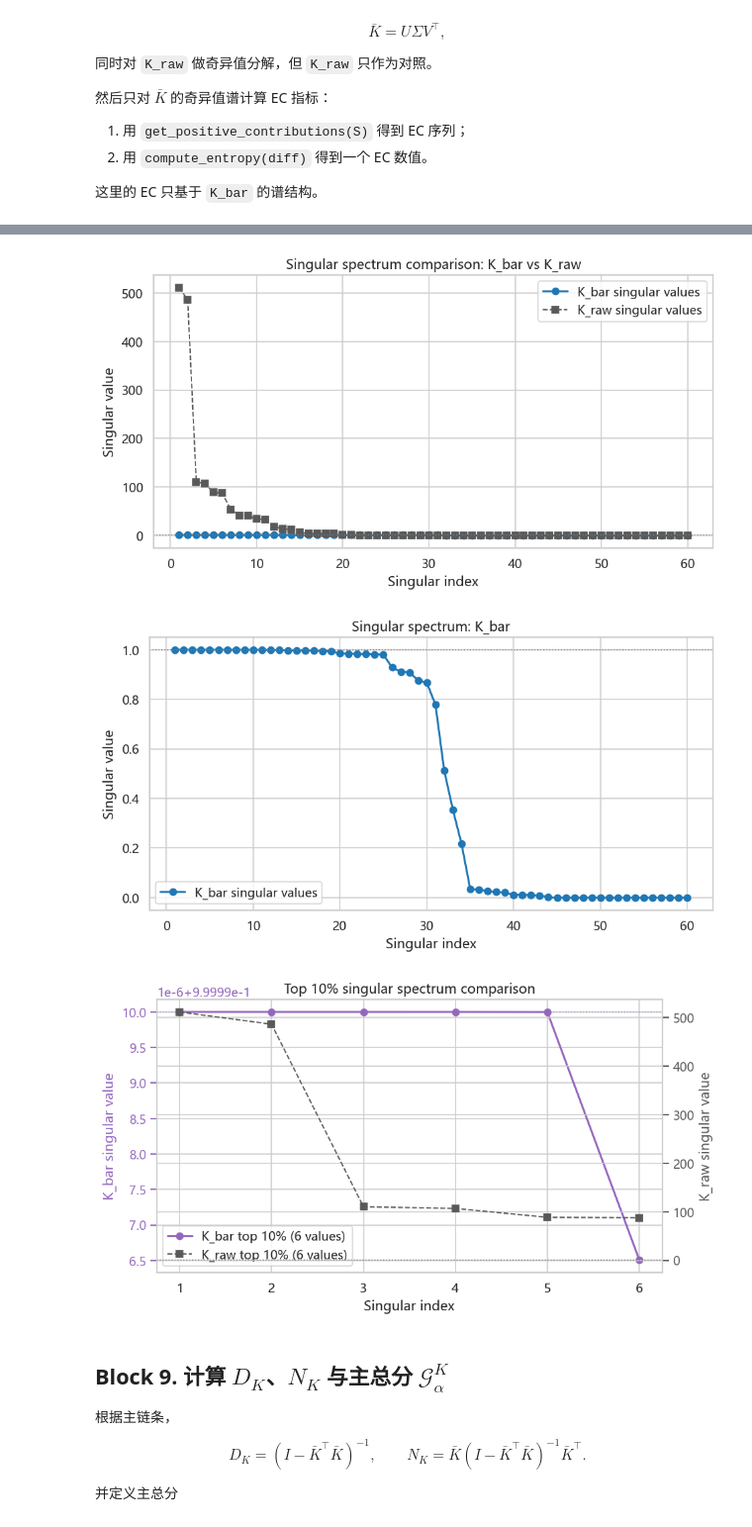
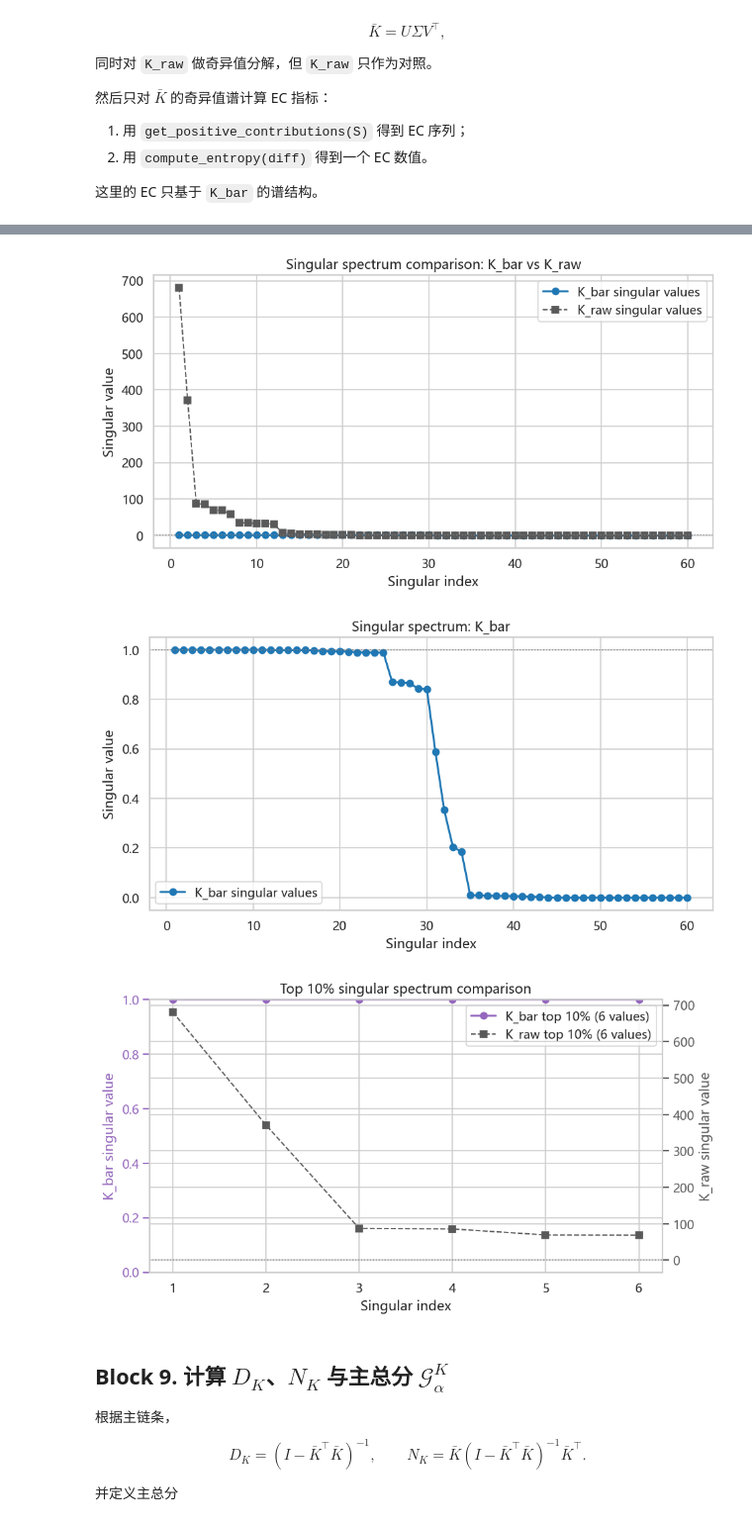
Before and after one commit to Matthew-ymz/pykoop, a Jupyter notebook: exp/kuramoto/exp_kuramoto_0321.ipynb, the cells around one changed output, grey strips where cells are left out. Shown at 99% size. Cells and saved outputs as stored; diff of their text form; code cells hidden in the pictures.

```diff
--- a/exp/kuramoto/exp_kuramoto_0321.ipynb
+++ b/exp/kuramoto/exp_kuramoto_0321.ipynb
@@ -182,7 +182,7 @@ config = {
         'N': 10,
         'n_clusters': 2,
         'K_intra': 5.0,
-        'K_inter': 0.11,
+        'K_inter': 0.07,
         'noise': 0.0,
         'T': 100.0,
         'dt': 0.01,
@@ -191,7 +191,7 @@ config = {
     },
     'burn_in_steps': 1000,
     'sample_stride': 10,  #15
-    'lag_steps': 10, #60
+    'lag_steps': 12, # tuned
     'rank': 2,
     'alpha': 1.0,
     'eps': 1e-10,
@@ -604,6 +604,7 @@ ax_left.set_ylabel('K_bar singular value', color='tab:purple')
 ax_right.set_ylabel('K_raw singular value', color='0.35')
 ax_left.tick_params(axis='y', colors='tab:purple')
 ax_right.tick_params(axis='y', colors='0.35')
+ax_left.set_ylim(0.0, 1.0)
 ax_left.set_title('Top 10% singular spectrum comparison')
 lines = line1 + line2
 labels = [line.get_label() for line in lines]
@@ -619,7 +620,7 @@ EC entropy: 4.742983992609043
 Top 10% singular-value count: 6
-[figure, old version]
+[figure, new version]
-[figure, old version]
+[figure, new version]
-[figure, old version]
+[figure, new version]
 # %% [markdown]
 ## Block 9. 计算 $D_K$、$N_K$ 与主总分 $\mathcal G_\alpha^K$
 
```
Also changed, not shown: parts of 16 cells of this notebook, 9 other files.
